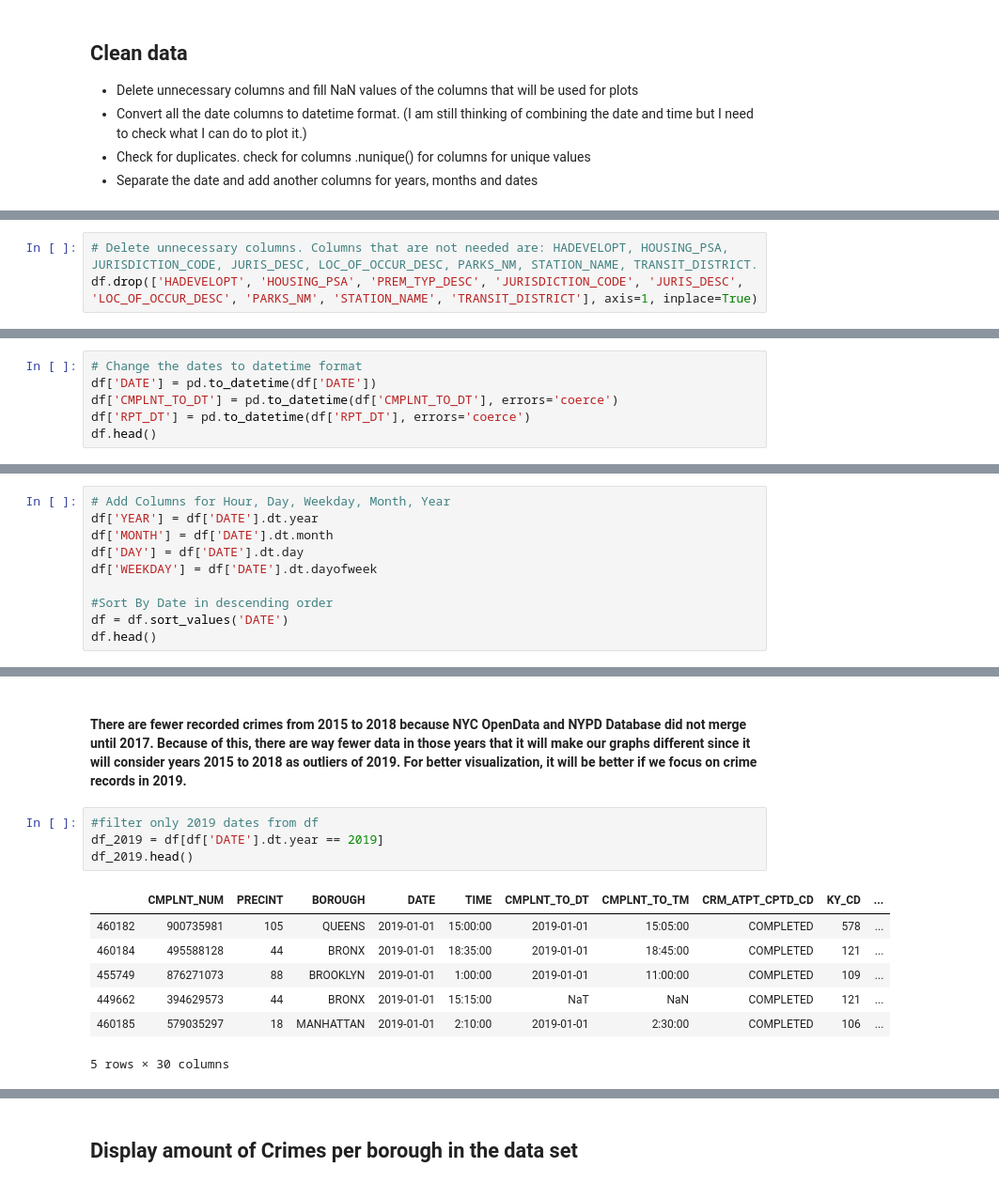
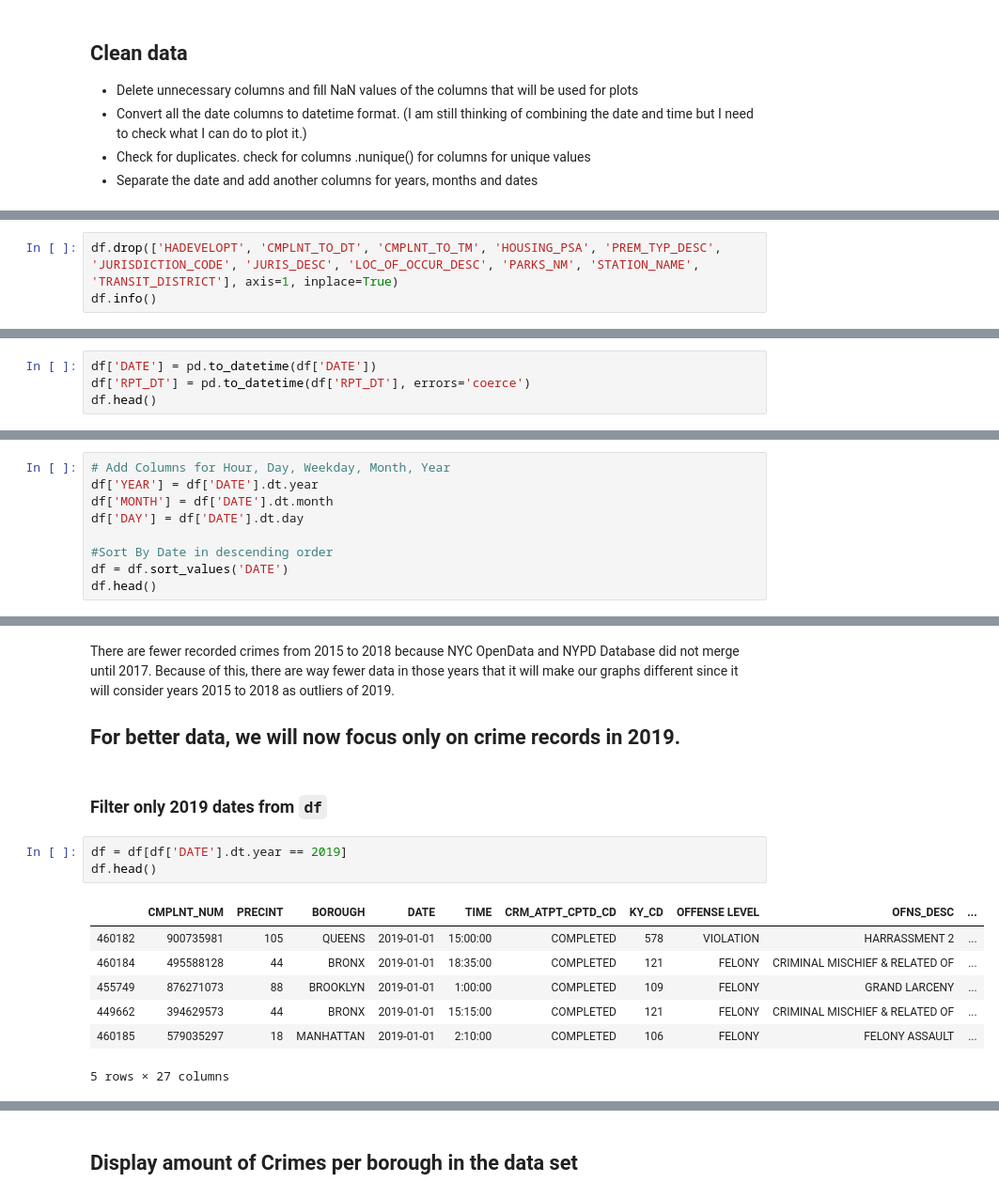
Before and after one commit to elizabeamedalla/Capstone-1, a Jupyter notebook: Capstone 1.ipynb, the cells around one changed output, grey strips where cells are left out. Shown at 94% size. Drawn from its saved outputs; the diff is of its cells as text.

```diff
--- a/Capstone 1.ipynb
+++ b/Capstone 1.ipynb
@@ -23,3 +23,3 @@ df = pd.read_csv('nyc_crime.csv')
 # %%
-# Delete unnecessary columns. Columns that are not needed are: HADEVELOPT, HOUSING_PSA, JURISDICTION_CODE, JURIS_DESC, LOC_OF_OCCUR_DESC, PARKS_NM, STATION_NAME, TRANSIT_DISTRICT.
-df.drop(['HADEVELOPT', 'HOUSING_PSA', 'PREM_TYP_DESC', 'JURISDICTION_CODE', 'JURIS_DESC', 'LOC_OF_OCCUR_DESC', 'PARKS_NM', 'STATION_NAME', 'TRANSIT_DISTRICT'], axis=1, inplace=True)
+df.drop(['HADEVELOPT', 'CMPLNT_TO_DT', 'CMPLNT_TO_TM', 'HOUSING_PSA', 'PREM_TYP_DESC', 'JURISDICTION_CODE', 'JURIS_DESC', 'LOC_OF_OCCUR_DESC', 'PARKS_NM', 'STATION_NAME', 'TRANSIT_DISTRICT'], axis=1, inplace=True)
+df.info()
@@ -32,7 +63,5 @@ df["BOROUGH"].fillna("UNKNOWN", inplace = True)
 # %%
-# Change the dates to datetime format
 df['DATE'] = pd.to_datetime(df['DATE'])
-df['CMPLNT_TO_DT'] = pd.to_datetime(df['CMPLNT_TO_DT'], errors='coerce')
 df['RPT_DT'] = pd.to_datetime(df['RPT_DT'], errors='coerce')
 df.head()
 # %% [output]
@@ -48,7 +79,6 @@ df.head()
 df['YEAR'] = df['DATE'].dt.year
 df['MONTH'] = df['DATE'].dt.month
 df['DAY'] = df['DATE'].dt.day
-df['WEEKDAY'] = df['DATE'].dt.dayofweek
 
 #Sort By Date in descending order
 df = df.sort_values('DATE')
@@ -107,16 +125,19 @@ queens_date_count.plot(kind='bar')
 <matplotlib.axes._subplots.AxesSubplot at 0x...>
 [figure]
 # %% [markdown]
-#### There are fewer recorded crimes from 2015 to 2018 because NYC OpenData and NYPD Database did not merge until 2017. Because of this, there are way fewer data in those years that it will make our graphs different since it will consider years 2015 to 2018 as outliers of 2019. For better visualization, it will be better if we focus on crime records in 2019.
+There are fewer recorded crimes from 2015 to 2018 because NYC OpenData and NYPD Database did not merge until 2017. Because of this, there are way fewer data in those years that it will make our graphs different since it will consider years 2015 to 2018 as outliers of 2019.
+
+## For better data, we will now focus only on crime records in 2019.
+# %% [markdown]
+### Filter only 2019 dates from `df`
 # %%
-#filter only 2019 dates from df
-df_2019 = df[df['DATE'].dt.year == 2019]
-df_2019.head()
+df = df[df['DATE'].dt.year == 2019]
+df.head()
 # %% [output]
-|  | CMPLNT_NUM | PRECINT | BOROUGH | DATE | TIME | CMPLNT_TO_DT | CMPLNT_TO_TM | CRM_ATPT_CPTD_CD | KY_CD | ... |
-| 460182 | 900735981 | 105 | QUEENS | 2019-01-01 | 15:00:00 | 2019-01-01 | 15:05:00 | COMPLETED | 578 | ... |
-| 460184 | 495588128 | 44 | BRONX | 2019-01-01 | 18:35:00 | 2019-01-01 | 18:45:00 | COMPLETED | 121 | ... |
-| 455749 | 876271073 | 88 | BROOKLYN | 2019-01-01 | 1:00:00 | 2019-01-01 | 11:00:00 | COMPLETED | 109 | ... |
-| 449662 | 394629573 | 44 | BRONX | 2019-01-01 | 15:15:00 | NaT | NaN | COMPLETED | 121 | ... |
-| 460185 | 579035297 | 18 | MANHATTAN | 2019-01-01 | 2:10:00 | 2019-01-01 | 2:30:00 | COMPLETED | 106 | ... |
+|  | CMPLNT_NUM | PRECINT | BOROUGH | DATE | TIME | CRM_ATPT_CPTD_CD | KY_CD | OFFENSE LEVEL | OFNS_DESC | ... |
+| 460182 | 900735981 | 105 | QUEENS | 2019-01-01 | 15:00:00 | COMPLETED | 578 | VIOLATION | HARRASSMENT 2 | ... |
+| 460184 | 495588128 | 44 | BRONX | 2019-01-01 | 18:35:00 | COMPLETED | 121 | FELONY | CRIMINAL MISCHIEF & RELATED OF | ... |
+| 455749 | 876271073 | 88 | BROOKLYN | 2019-01-01 | 1:00:00 | COMPLETED | 109 | FELONY | GRAND LARCENY | ... |
+| 449662 | 394629573 | 44 | BRONX | 2019-01-01 | 15:15:00 | COMPLETED | 121 | FELONY | CRIMINAL MISCHIEF & RELATED OF | ... |
+| 460185 | 579035297 | 18 | MANHATTAN | 2019-01-01 | 2:10:00 | COMPLETED | 106 | FELONY | FELONY ASSAULT | ... |
-5 rows × 30 columns
+5 rows × 27 columns
```
Also changed, not shown: parts of 81 cells of this notebook.
